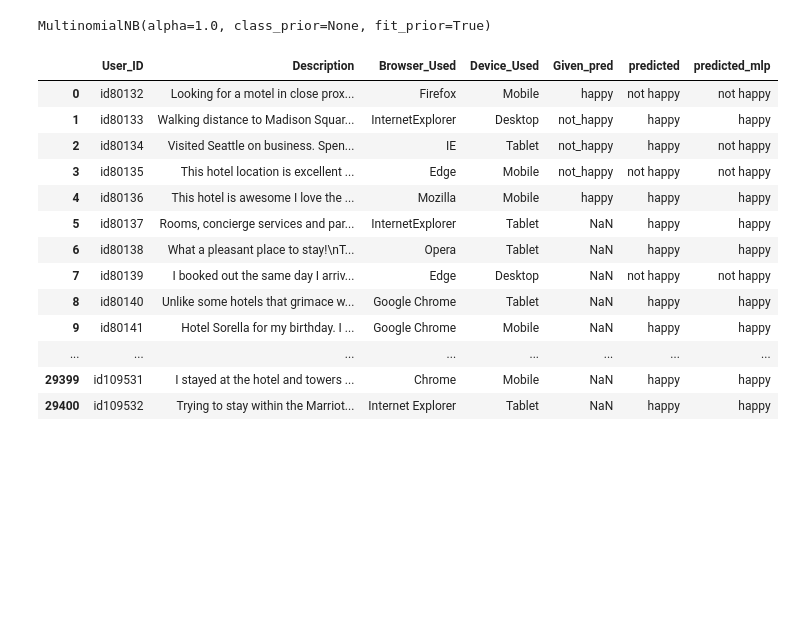
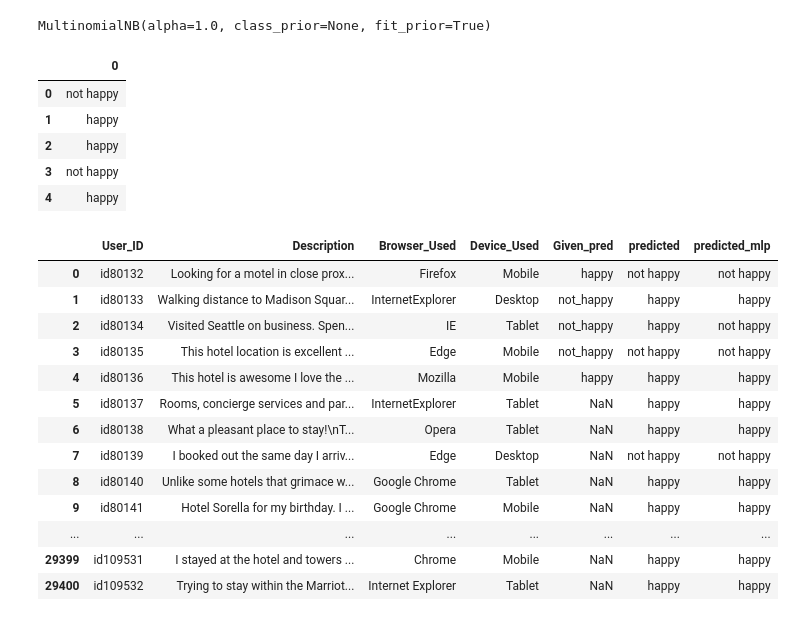
Before and after one commit to InnovativeCoder/Predict_the_happiness, a Jupyter notebook: Competition Kaggle.ipynb, the cells around one changed output. Cells and saved outputs as stored; diff of their text form; code cells hidden in the pictures; blank space fills up the shorter version.

```diff
--- a/Competition Kaggle.ipynb
+++ b/Competition Kaggle.ipynb
@@ -251,6 +270,17 @@ clf.fit(train_features, y_train)
 MultinomialNB(alpha=1.0, class_prior=None, fit_prior=True)
 # %%
 pred = clf.predict(test_features)
+# %%
+pred = pd.DataFrame(pred)
+# %%
+pred.head()
+# %% [output]
+|  | 0 |
+| 0 | not happy |
+| 1 | happy |
+| 2 | happy |
+| 3 | not happy |
+| 4 | happy |
 # %%
 data_test['predicted'] = pred
 # %%
```
Also changed, not shown: parts of 10 cells of this notebook, 3 other files.
